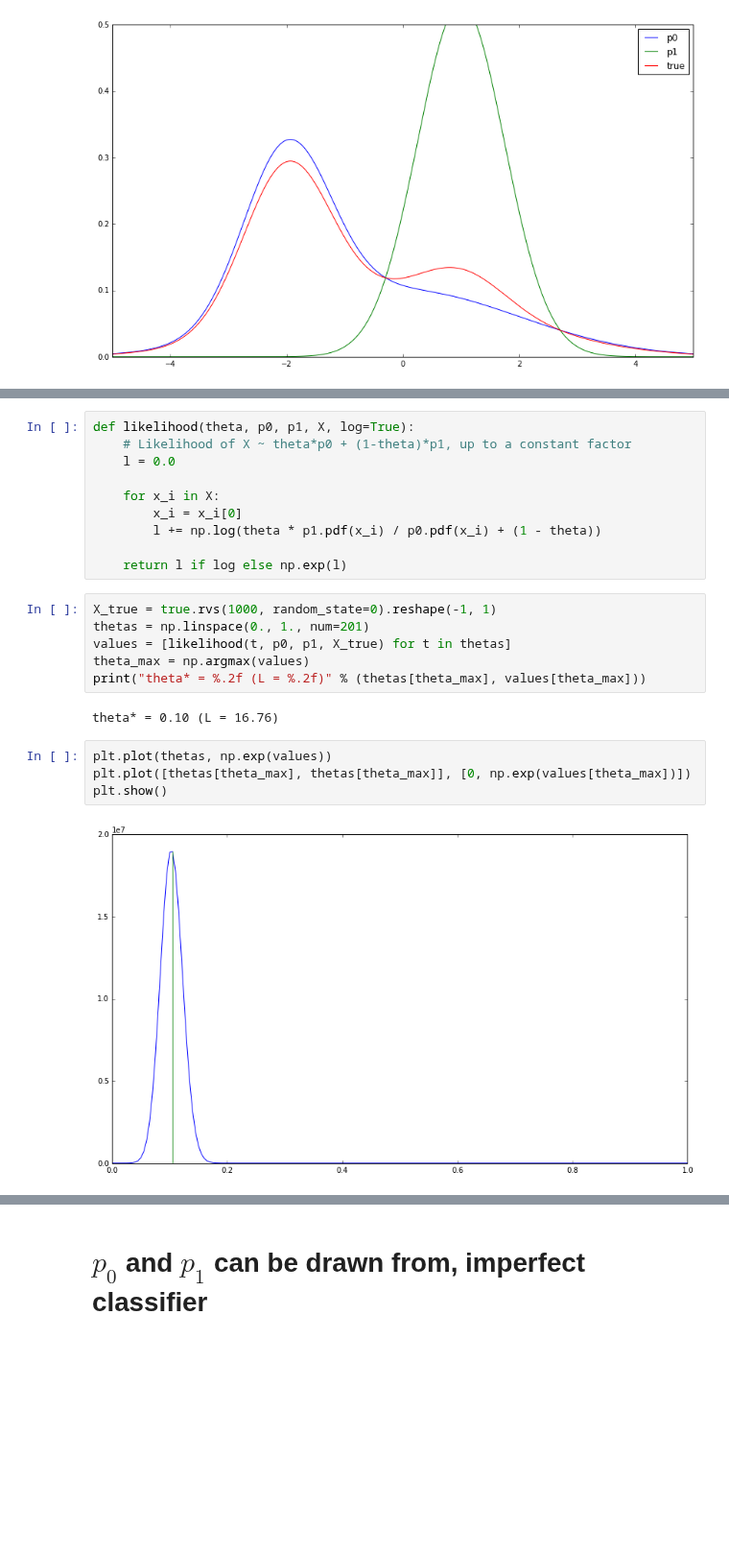
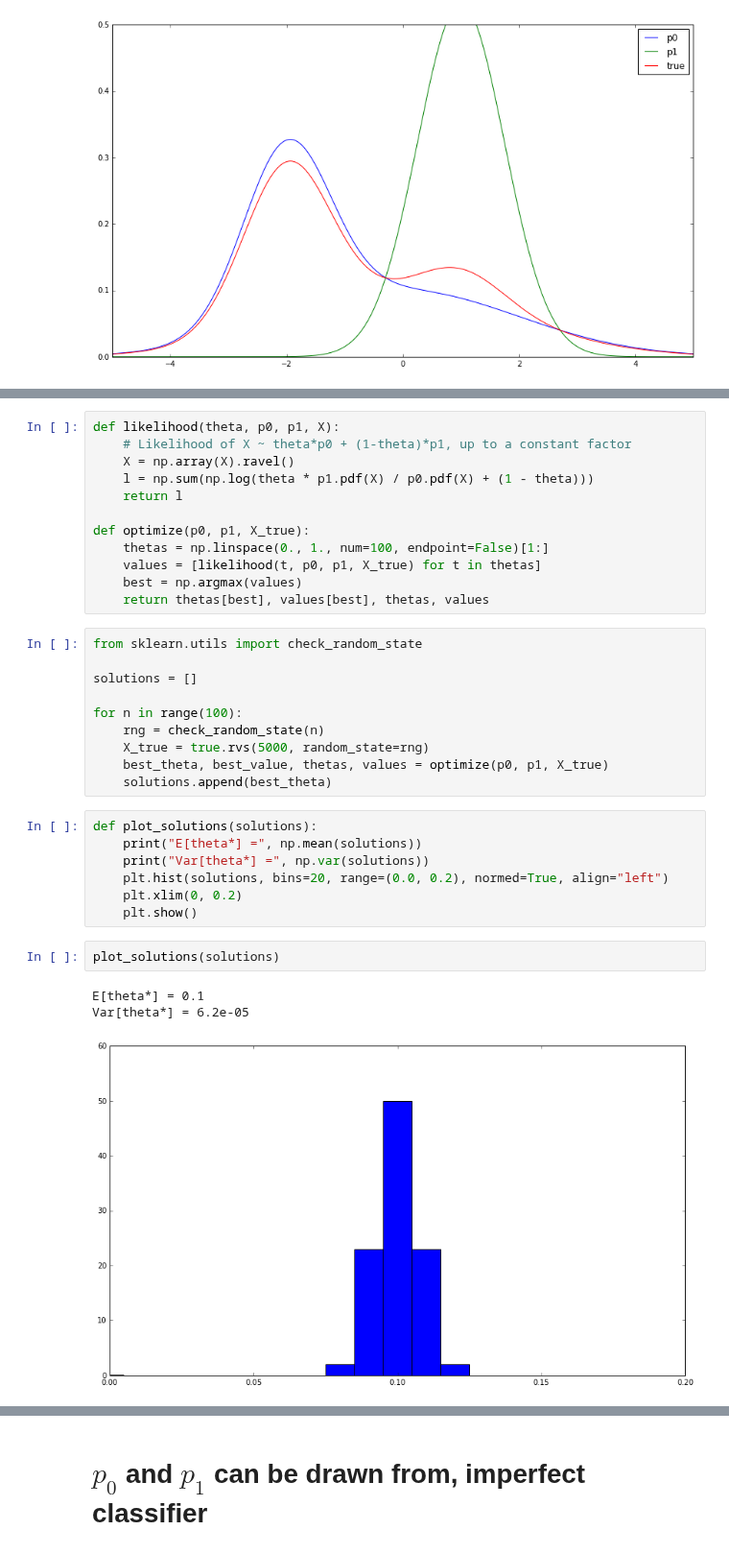
Before and after one commit to glouppe/notebooks, a Jupyter notebook: Computing Likelihood functions for HEP experiments (Radford Neal).ipynb, the cells around one changed output, grey strips where cells are left out. Shown at 96% size. Drawn from its saved outputs; the diff is of its cells as text; blank space fills up the shorter version.

```diff
--- a/Computing Likelihood functions for HEP experiments (Radford Neal).ipynb
+++ b/Computing Likelihood functions for HEP experiments (Radford Neal).ipynb
@@ -56,25 +59,36 @@ plt.show()
 # %%
-def likelihood(theta, p0, p1, X, log=True):
+def likelihood(theta, p0, p1, X):
     # Likelihood of X ~ theta*p0 + (1-theta)*p1, up to a constant factor
-    l = 0.0
+    X = np.array(X).ravel()
+    l = np.sum(np.log(theta * p1.pdf(X) / p0.pdf(X) + (1 - theta)))
+    return l
 
-    for x_i in X:
-        x_i = x_i[0]
-        l += np.log(theta * p1.pdf(x_i) / p0.pdf(x_i) + (1 - theta))
-
-    return l if log else np.exp(l)
+def optimize(p0, p1, X_true):
+    thetas = np.linspace(0., 1., num=100, endpoint=False)[1:]
+    values = [likelihood(t, p0, p1, X_true) for t in thetas]
+    best = np.argmax(values)
+    return thetas[best], values[best], thetas, values
-# %%
-X_true = true.rvs(1000, random_state=0).reshape(-1, 1)
-thetas = np.linspace(0., 1., num=201)
-values = [likelihood(t, p0, p1, X_true) for t in thetas]
-theta_max = np.argmax(values)
-print("theta* = %.2f (L = %.2f)" % (thetas[theta_max], values[theta_max]))
-# %% [output]
-theta* = 0.10 (L = 16.76)
-# %%
-plt.plot(thetas, np.exp(values))
-plt.plot([thetas[theta_max], thetas[theta_max]], [0, np.exp(values[theta_max])])
-plt.show()
-# %% [output]
-[figure, removed]
+# %%
+from sklearn.utils import check_random_state
+
+solutions = []
+
+for n in range(100):
+    rng = check_random_state(n)
+    X_true = true.rvs(5000, random_state=rng)
+    best_theta, best_value, thetas, values = optimize(p0, p1, X_true)
+    solutions.append(best_theta)
+# %%
+def plot_solutions(solutions):
+    print("E[theta*] =", np.mean(solutions))
+    print("Var[theta*] =", np.var(solutions))
+    plt.hist(solutions, bins=20, range=(0.0, 0.2), normed=True, align="left")
+    plt.xlim(0, 0.2)
+    plt.show()
+# %%
+plot_solutions(solutions)
+# %% [output]
+E[theta*] = 0.1
+Var[theta*] = 6.2e-05
+[figure, added]
 # %% [markdown]
```
Also changed, not shown: parts of 18 cells of this notebook.
